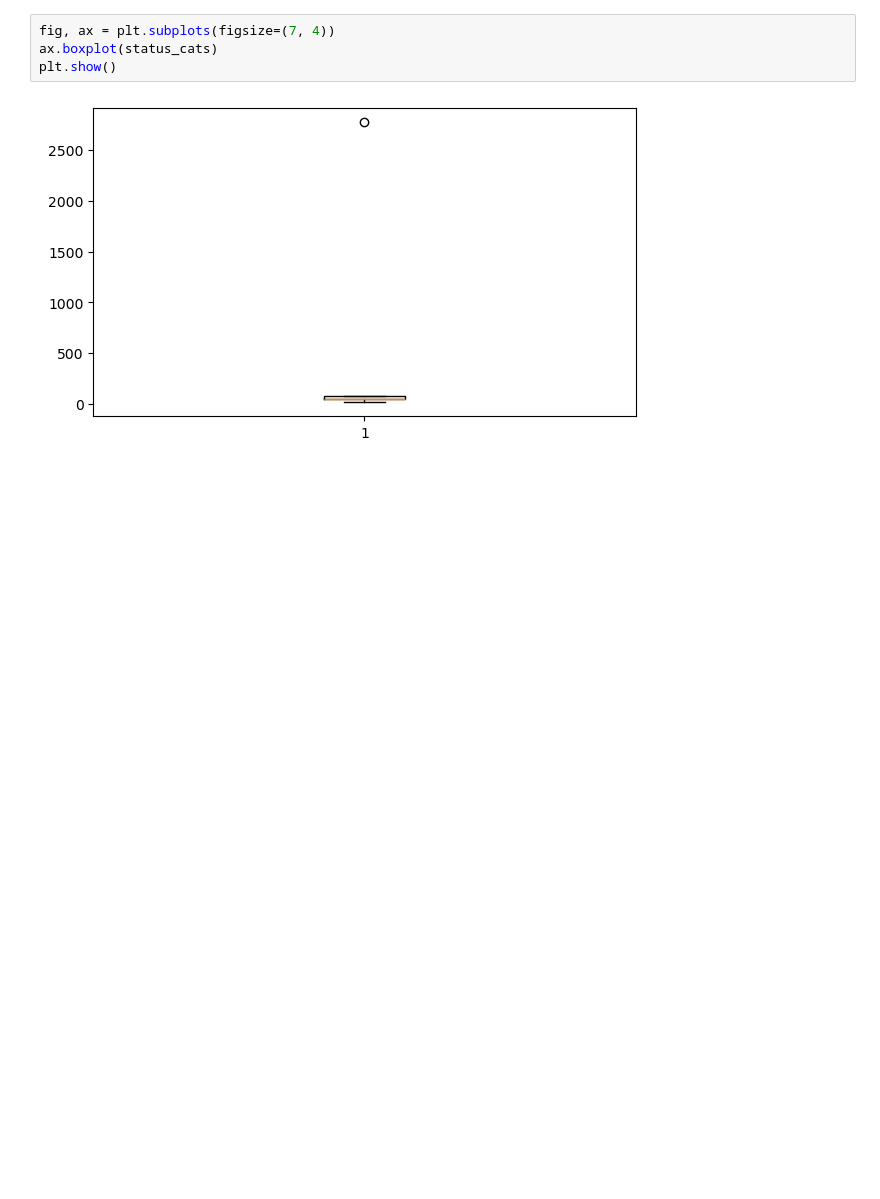
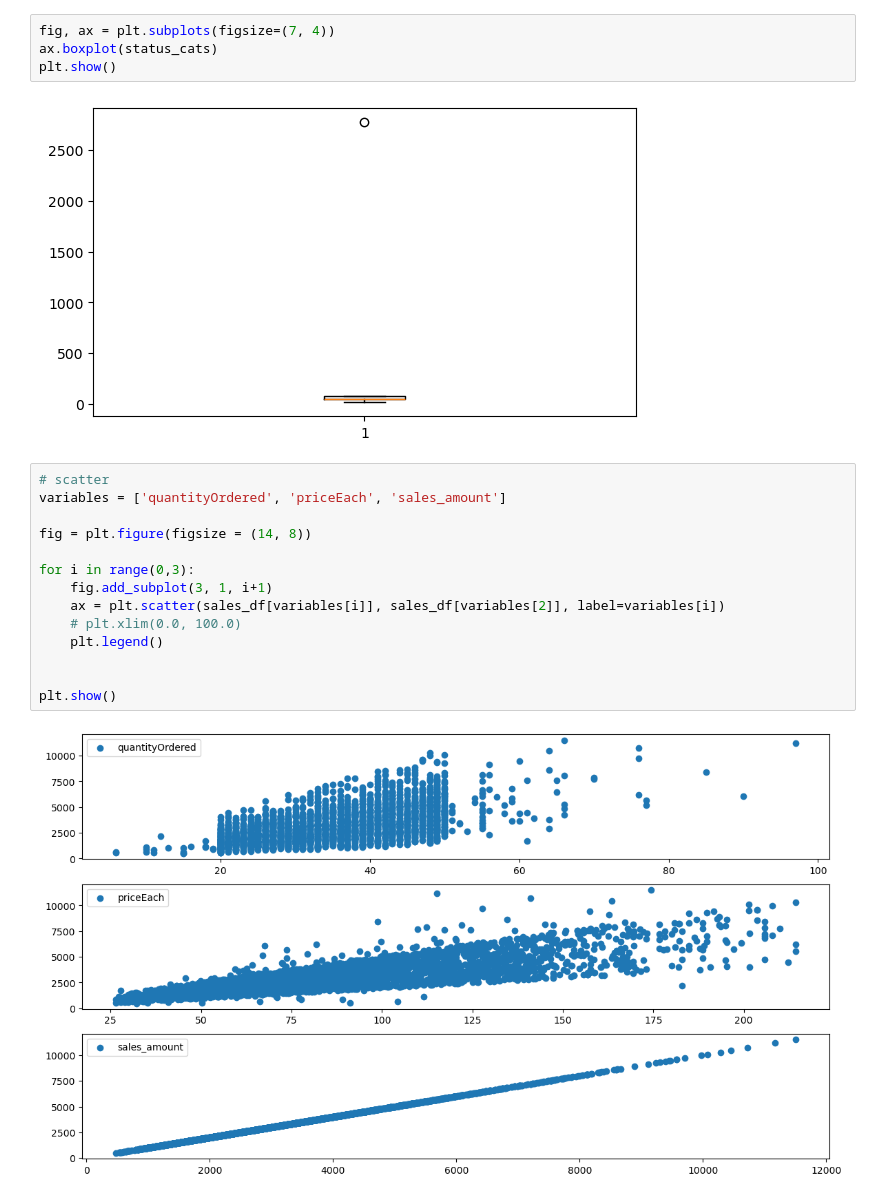
Before and after one commit to CarlosEsteve/python, a Jupyter notebook: Pandas/05.Visualizacion.ipynb, the cells around one changed output. Drawn from its saved outputs; the diff is of its cells as text; blank space fills up the shorter version.

```diff
--- a/Pandas/05.Visualizacion.ipynb
+++ b/Pandas/05.Visualizacion.ipynb
@@ -95,3 +95,19 @@ ax.boxplot(status_cats)
 plt.show()
 # %% [output]
 [figure]
+# %%
+# scatter
+variables = ['quantityOrdered', 'priceEach', 'sales_amount']
+
+fig = plt.figure(figsize = (14, 8))
+
+for i in range(0,3):
+    fig.add_subplot(3, 1, i+1)
+    ax = plt.scatter(sales_df[variables[i]], sales_df[variables[2]], label=variables[i])
+    # plt.xlim(0.0, 100.0)
+    plt.legend()
+
+
+plt.show()
+# %% [output]
+[figure, added]
```
Also changed, not shown: parts of 7 cells of this notebook.
